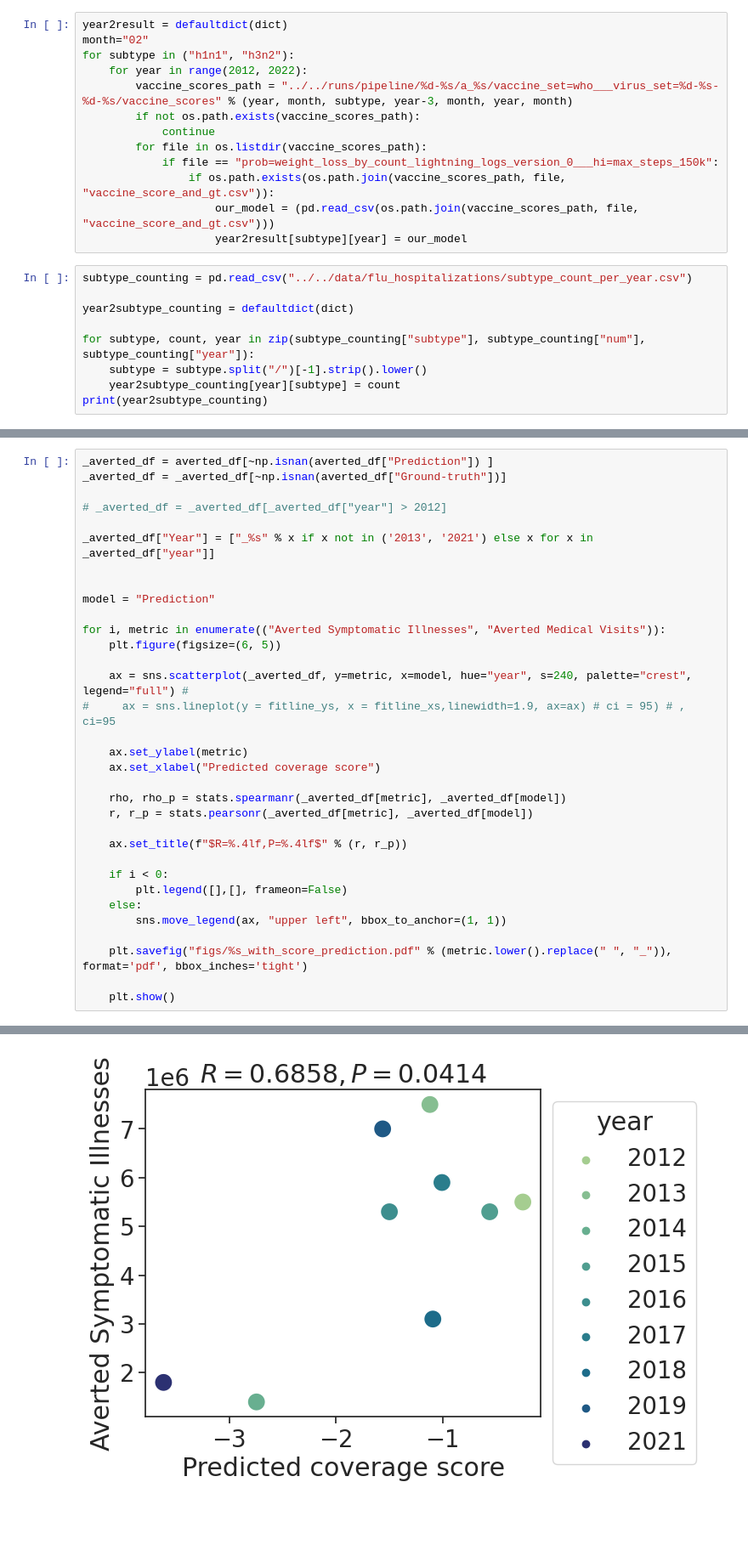
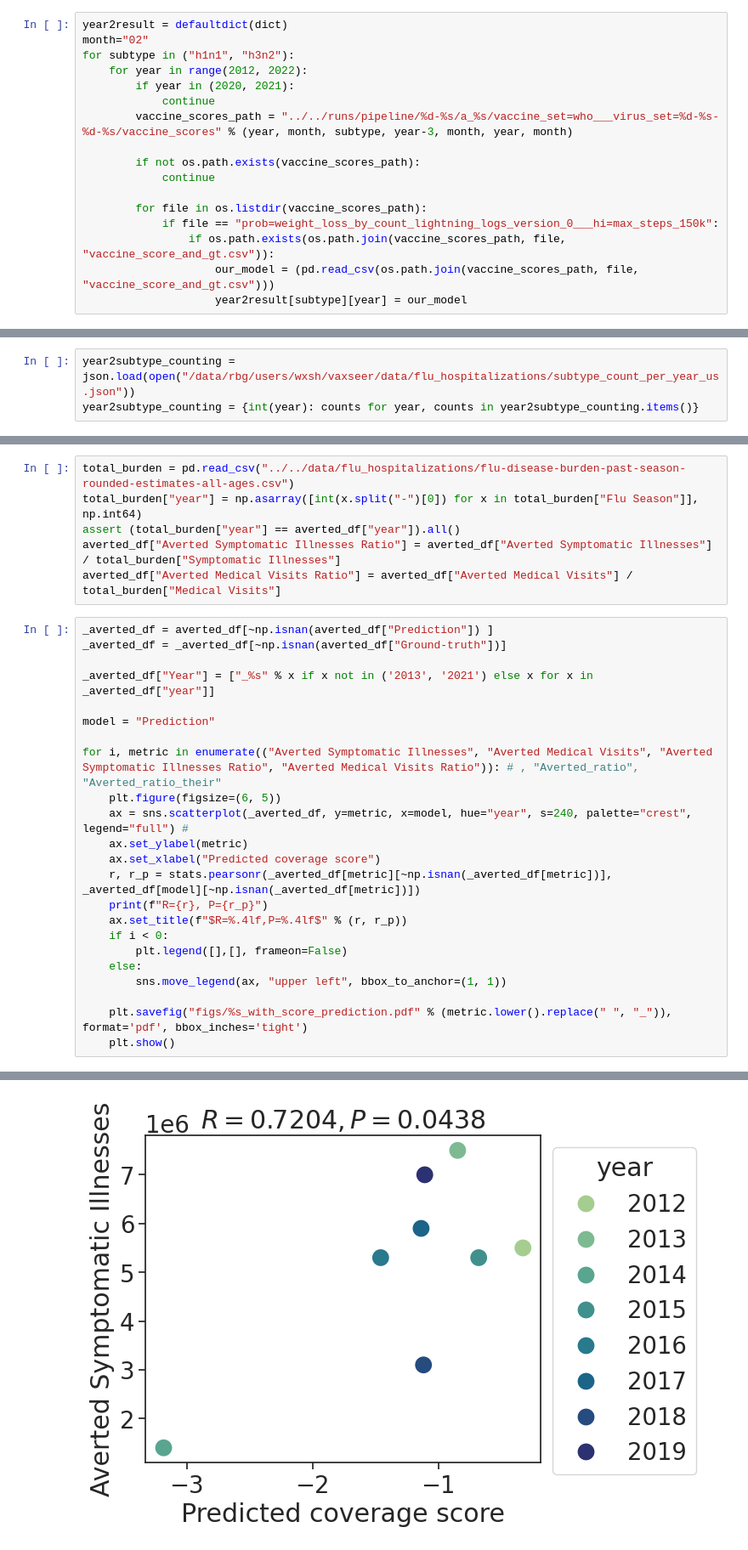
Before and after one commit to wxsh1213/vaxseer, a Jupyter notebook: evaluation/jupyter_notebooks_figs/Fig2c_reduction_of_disease_burden.ipynb, the cells around one changed output, grey strips where cells are left out. Shown at 85% size. Saved outputs shown, nothing was run; the diff lists cells and outputs as text; blank space fills up the shorter version.

```diff
--- a/evaluation/jupyter_notebooks_figs/Fig2c_reduction_of_disease_burden.ipynb
+++ b/evaluation/jupyter_notebooks_figs/Fig2c_reduction_of_disease_burden.ipynb
@@ -12,20 +14,15 @@ year2result = defaultdict(dict)
 month="02"
 for subtype in ("h1n1", "h3n2"):
     for year in range(2012, 2022):
+        if year in (2020, 2021):
+            continue
         vaccine_scores_path = "../../runs/pipeline/%d-%s/a_%s/vaccine_set=who___virus_set=%d-%s-%d-%s/vaccine_scores" % (year, month, subtype, year-3, month, year, month)
+
         if not os.path.exists(vaccine_scores_path):
             continue
+
         for file in os.listdir(vaccine_scores_path):
             if file == "prob=weight_loss_by_count_lightning_logs_version_0___hi=max_steps_150k":
                 if os.path.exists(os.path.join(vaccine_scores_path, file, "vaccine_score_and_gt.csv")):
                     our_model = (pd.read_csv(os.path.join(vaccine_scores_path, file, "vaccine_score_and_gt.csv")))
                     year2result[subtype][year] = our_model
-# %%
-subtype_counting = pd.read_csv("../../data/flu_hospitalizations/subtype_count_per_year.csv")
-
-year2subtype_counting = defaultdict(dict)
-
-for subtype, count, year in zip(subtype_counting["subtype"], subtype_counting["num"], subtype_counting["year"]):
-    subtype = subtype.split("/")[-1].strip().lower()
-    year2subtype_counting[year][subtype] = count
-print(year2subtype_counting)
@@ -34,3 +33,6 @@ defaultdict(<class 'dict'>, {2010: {'h1n1': 3496, 'h3n2': 1829, 'b': 1640}, 2009
+# %%
+year2subtype_counting = json.load(open("/data/rbg/users/wxsh/vaxseer/data/flu_hospitalizations/subtype_count_per_year_us.json"))
+year2subtype_counting = {int(year): counts for year, counts in year2subtype_counting.items()}
 # %%
 ref_vaccine_scores = []
 ref_vaccine_scores_gt = []
@@ -130,34 +107,30 @@ print(averted_df)
+# %%
+total_burden = pd.read_csv("../../data/flu_hospitalizations/flu-disease-burden-past-season-rounded-estimates-all-ages.csv")
+total_burden["year"] = np.asarray([int(x.split("-")[0]) for x in total_burden["Flu Season"]], np.int64)
+assert (total_burden["year"] == averted_df["year"]).all()
+averted_df["Averted Symptomatic Illnesses Ratio"] = averted_df["Averted Symptomatic Illnesses"] / total_burden["Symptomatic Illnesses"]
+averted_df["Averted Medical Visits Ratio"] = averted_df["Averted Medical Visits"] / total_burden["Medical Visits"]
 # %%
 _averted_df = averted_df[~np.isnan(averted_df["Prediction"]) ]
 _averted_df = _averted_df[~np.isnan(averted_df["Ground-truth"])]
 
-# _averted_df = _averted_df[_averted_df["year"] > 2012]
-
 _averted_df["Year"] = ["_%s" % x if x not in ('2013', '2021') else x for x in _averted_df["year"]]
-
 
 model = "Prediction"
 
-for i, metric in enumerate(("Averted Symptomatic Illnesses", "Averted Medical Visits")):
+for i, metric in enumerate(("Averted Symptomatic Illnesses", "Averted Medical Visits", "Averted Symptomatic Illnesses Ratio", "Averted Medical Visits Ratio")): # , "Averted_ratio", "Averted_ratio_their"
     plt.figure(figsize=(6, 5))
-
     ax = sns.scatterplot(_averted_df, y=metric, x=model, hue="year", s=240, palette="crest", legend="full") #
-#     ax = sns.lineplot(y = fitline_ys, x = fitline_xs,linewidth=1.9, ax=ax) # ci = 95) # , ci=95
-
     ax.set_ylabel(metric)
     ax.set_xlabel("Predicted coverage score")
-
-    rho, rho_p = stats.spearmanr(_averted_df[metric], _averted_df[model])
-    r, r_p = stats.pearsonr(_averted_df[metric], _averted_df[model])
-
+    r, r_p = stats.pearsonr(_averted_df[metric][~np.isnan(_averted_df[metric])], _averted_df[model][~np.isnan(_averted_df[metric])])
+    print(f"R={r}, P={r_p}")
     ax.set_title(f"$R=%.4lf,P=%.4lf$" % (r, r_p))
-
     if i < 0:
         plt.legend([],[], frameon=False)
     else:
         sns.move_legend(ax, "upper left", bbox_to_anchor=(1, 1))
 
     plt.savefig("figs/%s_with_score_prediction.pdf" % (metric.lower().replace(" ", "_")), format='pdf', bbox_inches='tight')
-
     plt.show()
 # %% [output]
@@ -164 +138 @@ for i, metric in enumerate(("Averted Symptomatic Illnesses", "Averted Medical Vi
-[figure, old version]
+[figure, new version]
```
Also changed, not shown: parts of 14 cells of this notebook, 2 other files.
